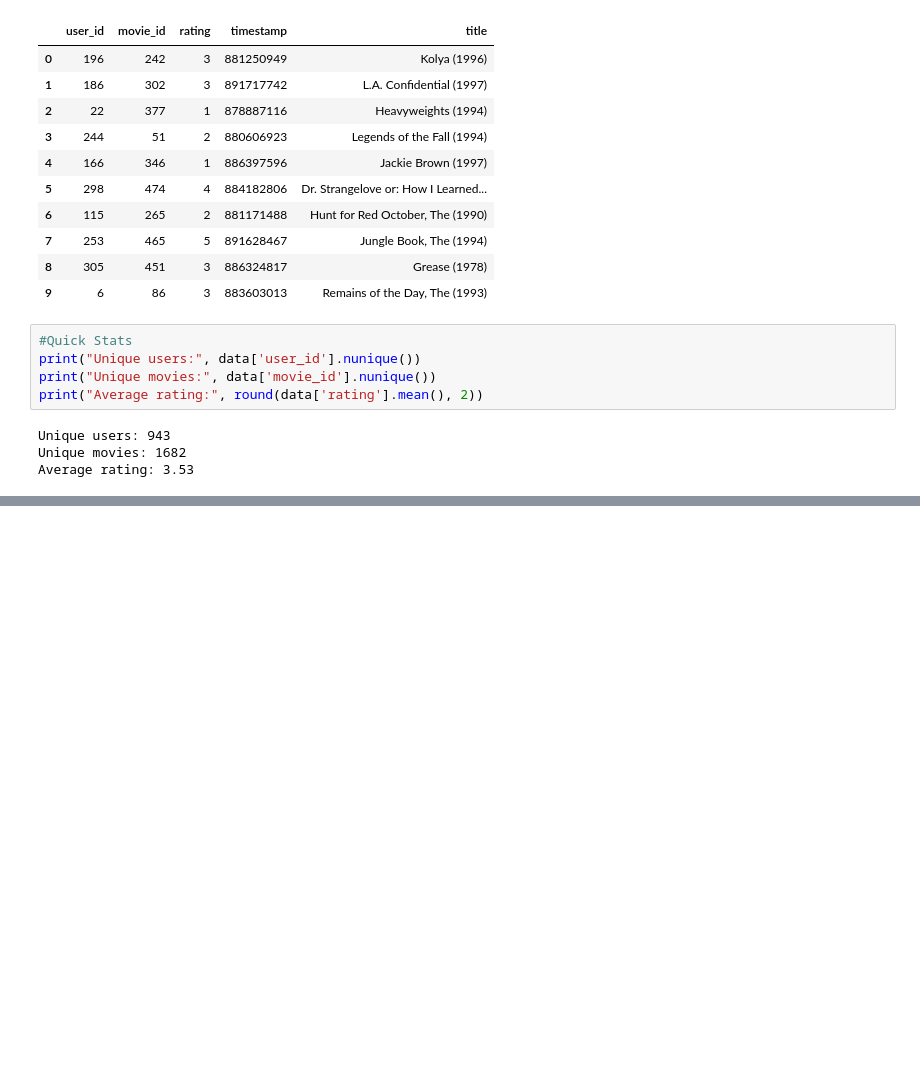
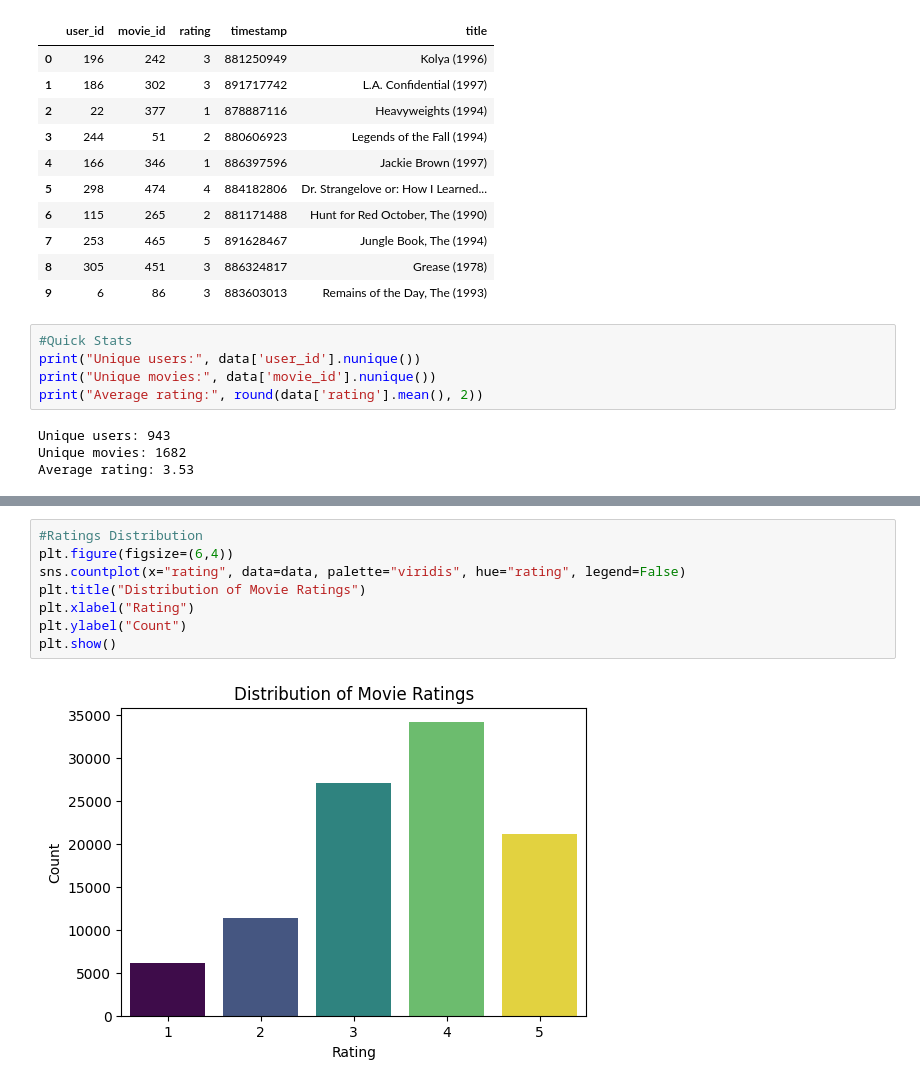
Before and after one commit to Ersatz-xD/ml-unsupervised, a Jupyter notebook: recommender_system/movie_recommender_system.ipynb, the cells around one changed output, grey strips where cells are left out. Saved outputs shown, nothing was run; the diff lists cells and outputs as text; blank space fills up the shorter version.

```diff
--- a/recommender_system/movie_recommender_system.ipynb
+++ b/recommender_system/movie_recommender_system.ipynb
@@ -129,0 +145,10 @@ Average rating: 3.53
+# %%
+#Ratings Distribution
+plt.figure(figsize=(6,4))
+sns.countplot(x="rating", data=data, palette="viridis", hue="rating", legend=False)
+plt.title("Distribution of Movie Ratings")
+plt.xlabel("Rating")
+plt.ylabel("Count")
+plt.show()
+# %% [output]
+[figure, added]
```
Also changed, not shown: parts of 6 cells of this notebook.
